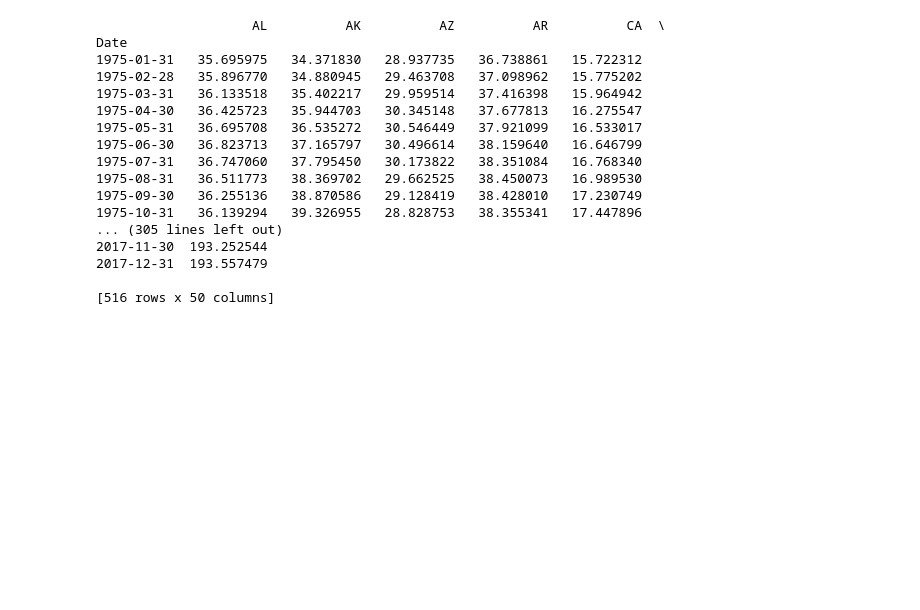
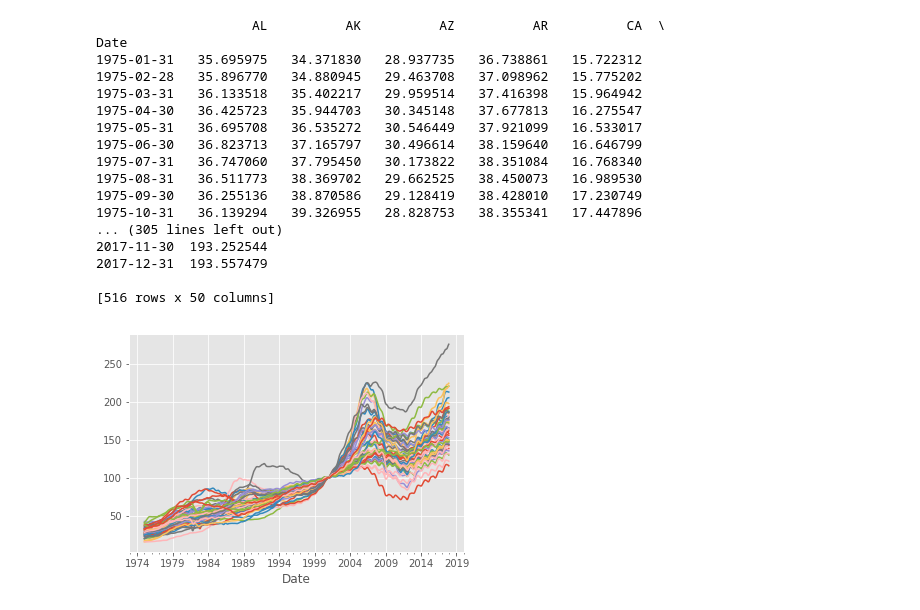
Before and after one commit to anurag19997/Sentdex-Practice, a Jupyter notebook: Building dataset.ipynb, the cells around one changed output. Drawn from its saved outputs; the diff is of its cells as text; code cells hidden in the pictures; blank space fills up the shorter version.

```diff
--- a/Building dataset.ipynb
+++ b/Building dataset.ipynb
@@ -5,5 +5,8 @@ import numpy as np
 import html5lib
 import bs4
 import pickle
+import matplotlib.pyplot as plt
+from matplotlib import style
+style.use('ggplot')
 # %%
 api_key = open("api_key_quandl.txt", "r").read()
@@ -114,7 +36,6 @@ Date
 # %%
-HPI_data.to_pickle('pickle.pickle')
-HPI_data2 = pd.read_pickle('pickle.pickle')
-print(HPI_data2)
+HPI_data = pd.read_pickle('pickle.pickle')
+print(HPI_data)
 # %% [output]
                     AL          AK          AZ          AR          CA  \
 Date
@@ -133,3 +54,8 @@ Date
 2017-12-31  193.557479
 
 [516 rows x 50 columns]
+# %%
+HPI_data.plot()
+plt.legend().remove()
+# %% [output]
+[figure, added]
```
Also changed, not shown: parts of 7 cells of this notebook.
